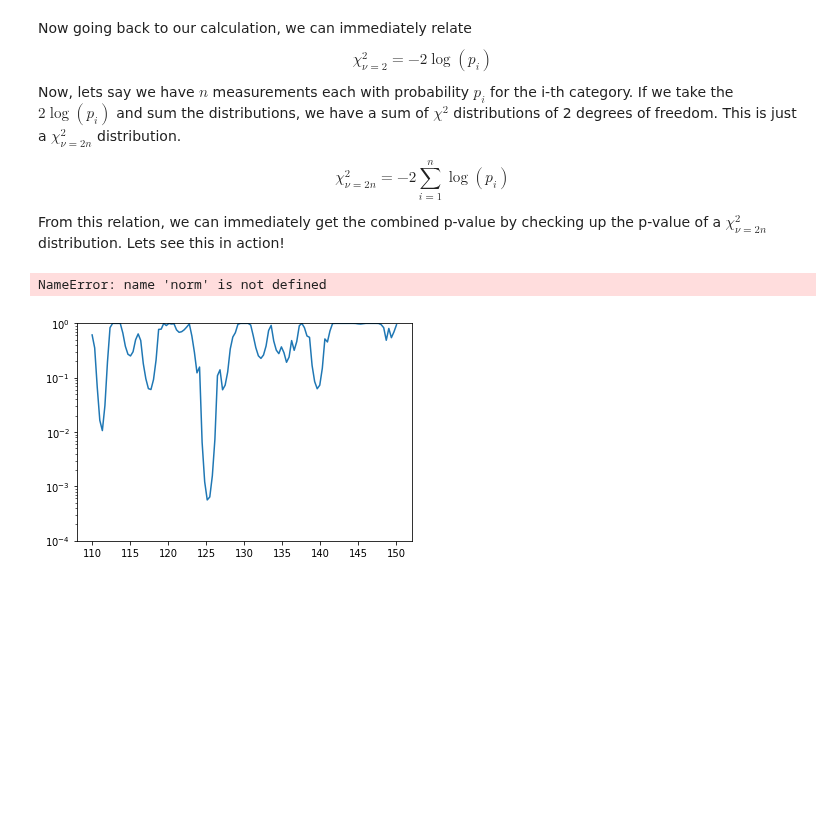
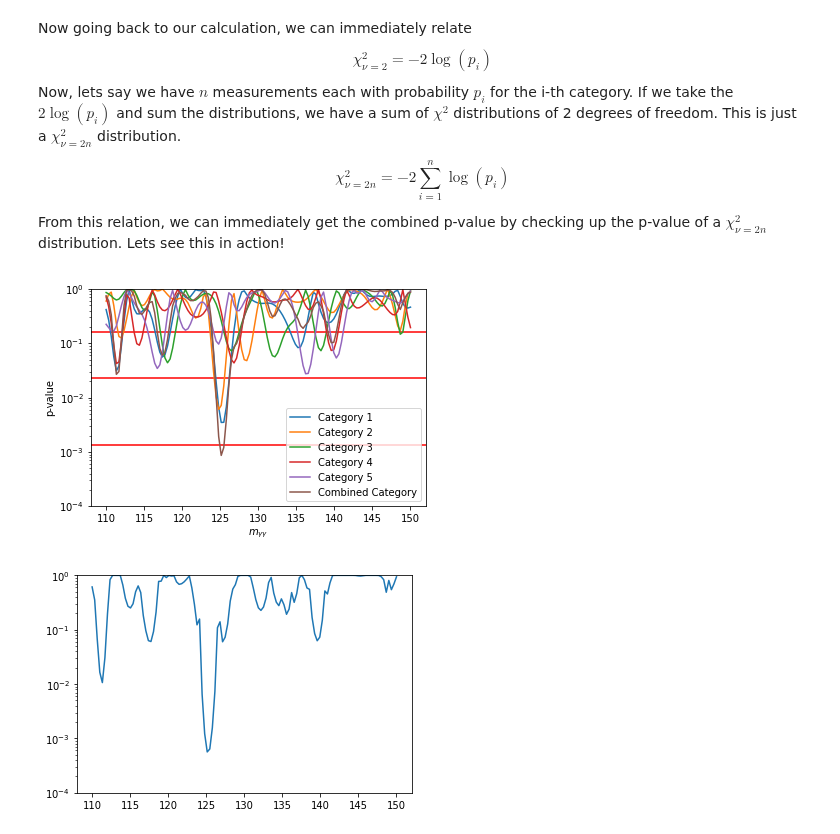
Before and after one commit to MIT-8s50/course, a Jupyter notebook: Lecture9/Lecture09_v1.ipynb, the cells around one changed output. Cells and saved outputs as stored; diff of their text form; code cells hidden in the pictures; blank space fills up the shorter version.

```diff
--- a/Lecture9/Lecture09_v1.ipynb
+++ b/Lecture9/Lecture09_v1.ipynb
@@ -668,33 +677,33 @@ From this relation, we can immediately get the combined p-value by checking up t
 # %%
 def pvalueCalc(iLabel,pMass,iSBFunc,iBFunc):
     logp=0
     for pLabel in iLabel:
         NLL=fitSig(pLabel,pMass,iSBFunc,iBFunc,False)
         NLLp = 1.-stats.chi2.cdf(NLL,1)
         logp = logp - 2.*np.log(NLLp)
     pPVal  = 1-stats.chi2.cdf(logp,2*len(iLabel))
     return pPVal
 
 files=["out.txt","out2.txt","out3.txt","out4.txt","out5.txt"]
 mC,pC = pvaluePlot(files,sigpol4,pol4)
 
 for pVal in range(4):
-    sigmas = 1-norm.cdf(pVal+1)
+    sigmas = 1-stats.norm.cdf(pVal+1)
     plt.axhline(y=sigmas, color='r', linestyle='-')
 plt.plot(m0,p0,label="Category 1")
 plt.plot(m1,p1,label="Category 2")
 plt.plot(m2,p2,label="Category 3")
 plt.plot(m3,p3,label="Category 4")
 plt.plot(m4,p4,label="Category 5")
 plt.plot(mC,pC,label="Combined Category")
 plt.ylim((0.0001,1))
 plt.xlabel("$m_{\gamma\gamma}$")
 plt.ylabel("p-value")
 plt.yscale("log")
 plt.legend()
 plt.show()
 # %% [output]
-NameError: name 'norm' is not defined
+[figure, added]
 # %%
 plt.plot(mC,pC,label="Category 1")
 plt.ylim((0.0001,1))
```
Also changed, not shown: parts of 11 cells of this notebook, 1 other file.
